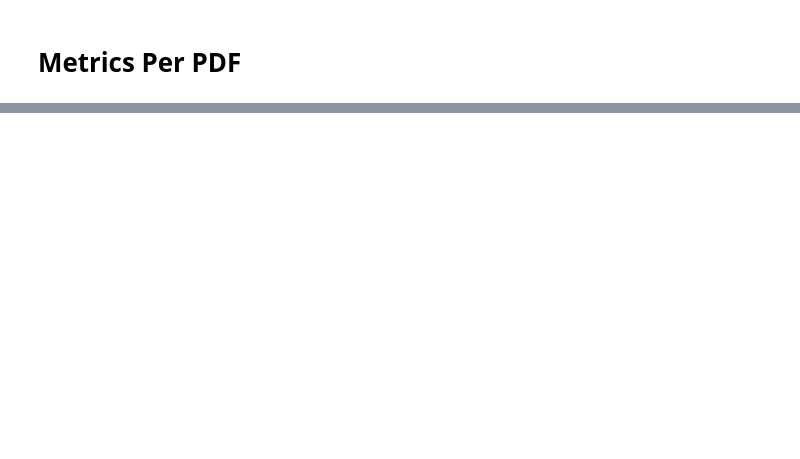
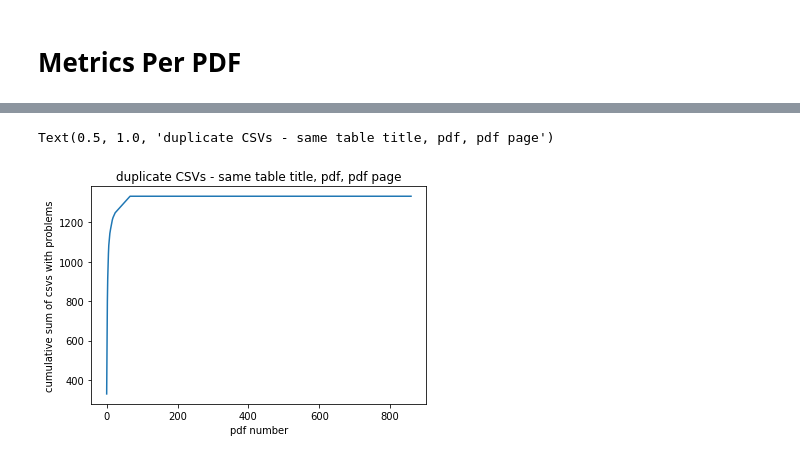
Before and after one commit to CER-REC/esa-data-bank_banque-donnees-ees, a Jupyter notebook: Codes/Section_04_Final_Data_Merge_and_Visualization/QA_metrics.ipynb, the cells around one changed output, grey strips where cells are left out. Drawn from its saved outputs; the diff is of its cells as text; code cells hidden in the pictures; blank space fills up the shorter version.

```diff
--- a/Codes/Section_04_Final_Data_Merge_and_Visualization/QA_metrics.ipynb
+++ b/Codes/Section_04_Final_Data_Merge_and_Visualization/QA_metrics.ipynb
@@ -150,0 +172,10 @@ df_pdf.sort_values('duplicate_%', ascending=False).head(10)
+# %%
+df_pdf = df_pdf.sort_values('qa_duplicate', ascending=False).reset_index(drop=True)
+df_pdf['qa_duplicate_acc'] = df_pdf['qa_duplicate'].cumsum()
+ax1 = df_pdf['qa_duplicate_acc'].plot()
+ax1.set_xlabel('pdf number')
+ax1.set_ylabel('cumulative sum of csvs with problems')
+ax1.set_title('duplicate CSVs - same table title, pdf, pdf page')
+# %% [output]
+Text(0.5, 1.0, 'duplicate CSVs - same table title, pdf, pdf page')
+[figure, added]
```
Also changed, not shown: parts of 40 cells of this notebook, 5 other files.
